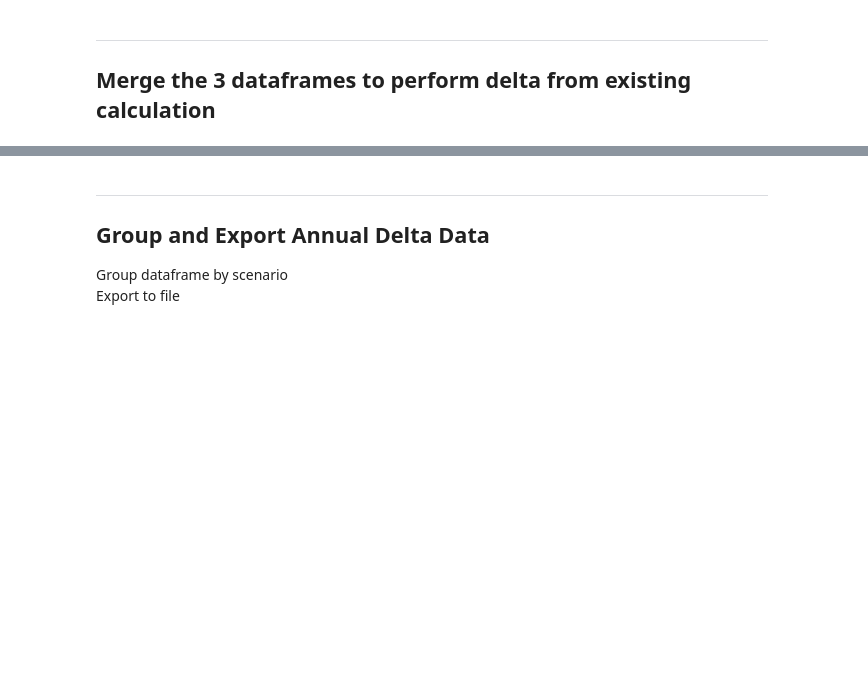
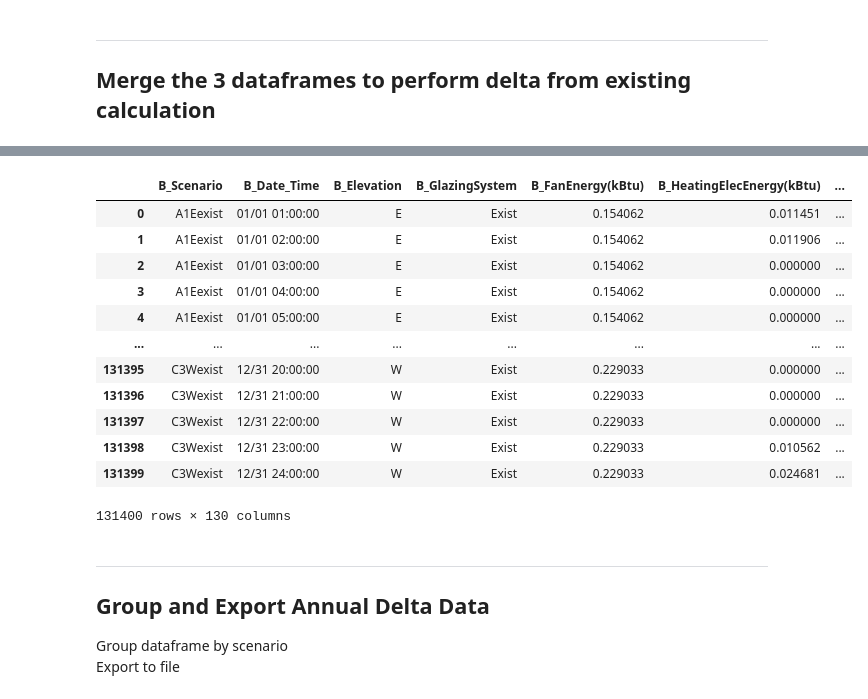
Before and after one commit to klharp/Eplus_Maine, a Jupyter notebook: SAT_Scraper.ipynb, the cells around one changed output, grey strips where cells are left out. Drawn from its saved outputs; the diff is of its cells as text; code cells hidden in the pictures; blank space fills up the shorter version.

```diff
--- a/SAT_Scraper.ipynb
+++ b/SAT_Scraper.ipynb
@@ -508,3 +540,19 @@ AllMergedAnnualData["DeltaLowe_AnnualCost($/sf)"] = AllMergedAnnualData["B_Annua
+# %%
+AllMergedAnnualData
+# %% [output]
+|  | B_Scenario | B_Date_Time | B_Elevation | B_GlazingSystem | B_FanEnergy(kBtu) | B_HeatingElecEnergy(kBtu) | ... |
+| 0 | A1Eexist | 01/01 01:00:00 | E | Exist | 0.154062 | 0.011451 | ... |
+| 1 | A1Eexist | 01/01 02:00:00 | E | Exist | 0.154062 | 0.011906 | ... |
+| 2 | A1Eexist | 01/01 03:00:00 | E | Exist | 0.154062 | 0.000000 | ... |
+| 3 | A1Eexist | 01/01 04:00:00 | E | Exist | 0.154062 | 0.000000 | ... |
+| 4 | A1Eexist | 01/01 05:00:00 | E | Exist | 0.154062 | 0.000000 | ... |
+| ... | ... | ... | ... | ... | ... | ... | ... |
+| 131395 | C3Wexist | 12/31 20:00:00 | W | Exist | 0.229033 | 0.000000 | ... |
+| 131396 | C3Wexist | 12/31 21:00:00 | W | Exist | 0.229033 | 0.000000 | ... |
+| 131397 | C3Wexist | 12/31 22:00:00 | W | Exist | 0.229033 | 0.000000 | ... |
+| 131398 | C3Wexist | 12/31 23:00:00 | W | Exist | 0.229033 | 0.010562 | ... |
+| 131399 | C3Wexist | 12/31 24:00:00 | W | Exist | 0.229033 | 0.024681 | ... |
+131400 rows × 130 columns
 # %% [markdown]
 ---
 ## Group and Export Annual Delta Data
```
Also changed, not shown: parts of 14 cells of this notebook, 10 other files.
